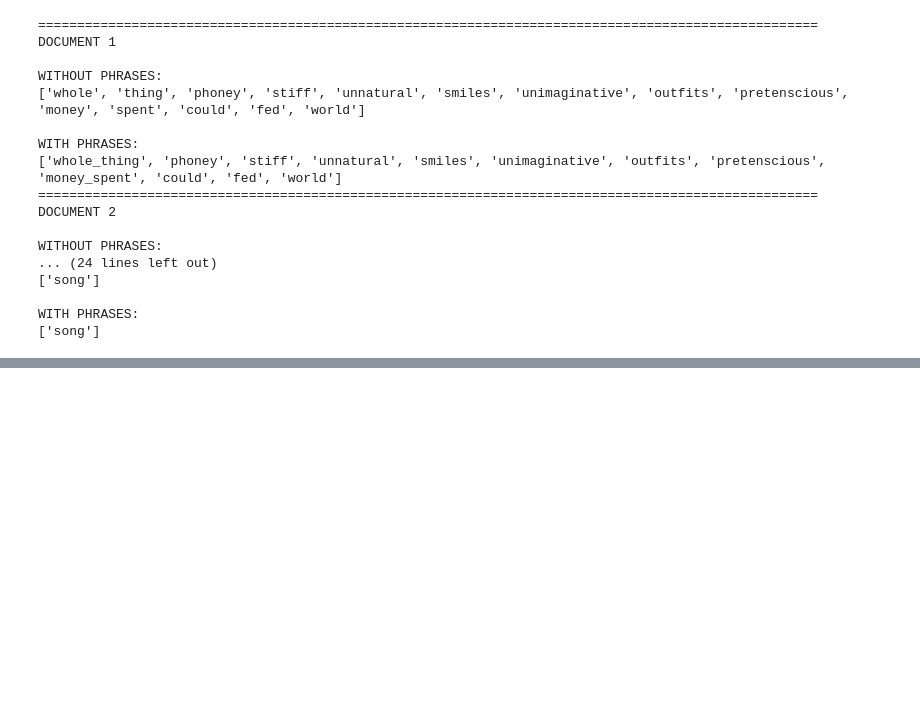
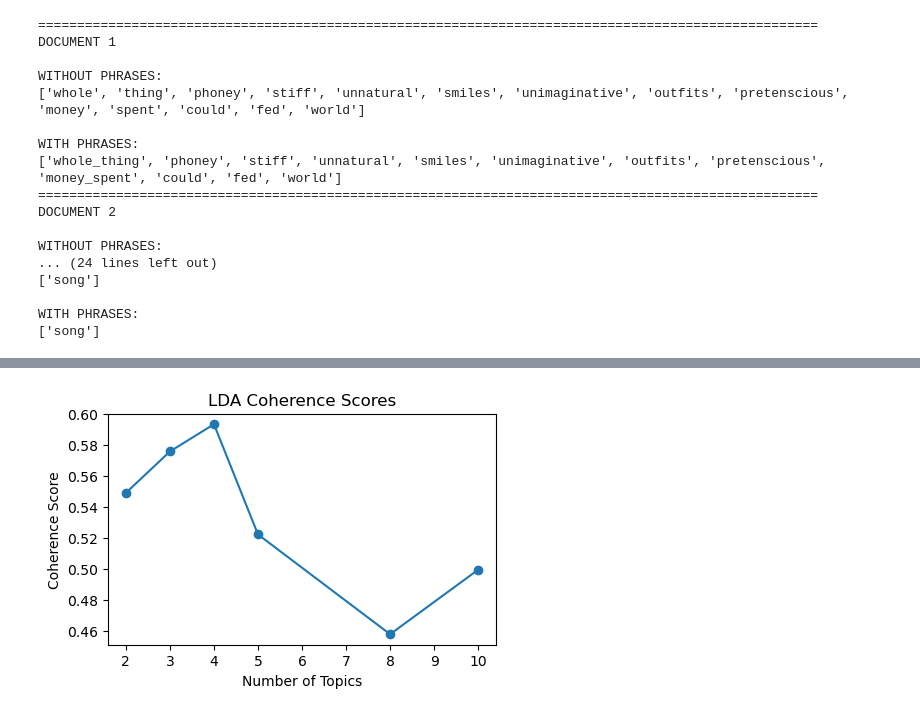
Before and after one commit to gnol-123/Network-Analysis-Project, a Jupyter notebook: notebooks/05_topic_modelling_and_analysis.ipynb, the cells around one changed output, grey strips where cells are left out. Drawn from its saved outputs; the diff is of its cells as text; code cells hidden in the pictures; blank space fills up the shorter version.

Commit message:
analysing coherence score on LDA using different number of topics to find the optimal one

```diff
--- a/notebooks/05_topic_modelling_and_analysis.ipynb
+++ b/notebooks/05_topic_modelling_and_analysis.ipynb
@@ -181,0 +188,14 @@ custom_stopwords = set(ENGLISH_STOP_WORDS).union({
+# %%
+# count vectoriser for LDA
+lda_vectorizer = CountVectorizer(
+    stop_words=list(custom_stopwords),
+    min_df=MIN_DF,
+    max_df=MAX_DF,
+    max_features=MAX_FEATURES
+)
+
+lda_dtm = lda_vectorizer.fit_transform(documents_text)
+
+lda_feature_names = lda_vectorizer.get_feature_names_out()
+
+print("LDA DTM Shape:", lda_dtm.shape)
@@ -181,0 +204,7 @@ custom_stopwords = set(ENGLISH_STOP_WORDS).union({
+# %%
+tokenised_for_coherence = [
+    doc.split()
+    for doc in documents_text
+]
+
+dictionary = Dictionary(tokenised_for_coherence)
@@ -181,0 +373,22 @@ custom_stopwords = set(ENGLISH_STOP_WORDS).union({
+# %%
+# ======================================================================================
+# LDA COHERENCE PLOT
+# ======================================================================================
+
+plt.figure(figsize=(5, 3))
+
+lda_results_df2 = pd.DataFrame(lda_results)
+
+plt.plot(
+    lda_results_df2["num_topics"],
+    lda_results_df2["coherence"],
+    marker="o"
+)
+
+plt.xlabel("Number of Topics")
+plt.ylabel("Coherence Score")
+plt.title("LDA Coherence Scores")
+
+plt.show()
+# %% [output]
+[figure, added]
```
Also changed, not shown: parts of 6 cells of this notebook.
